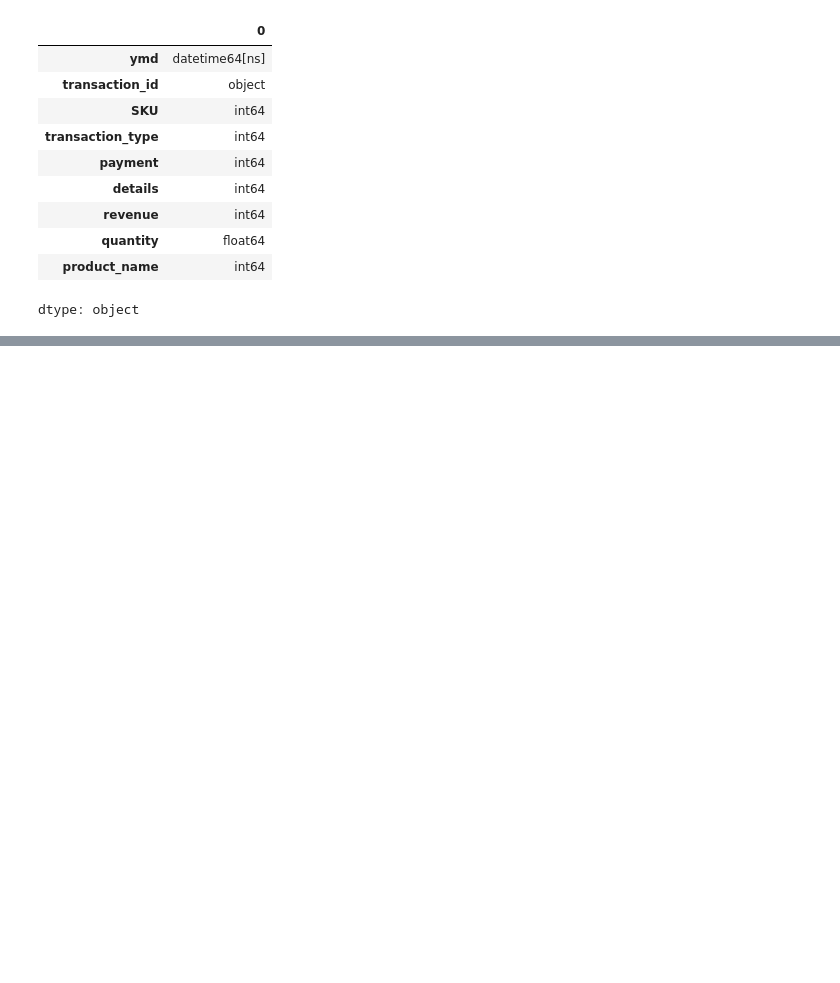
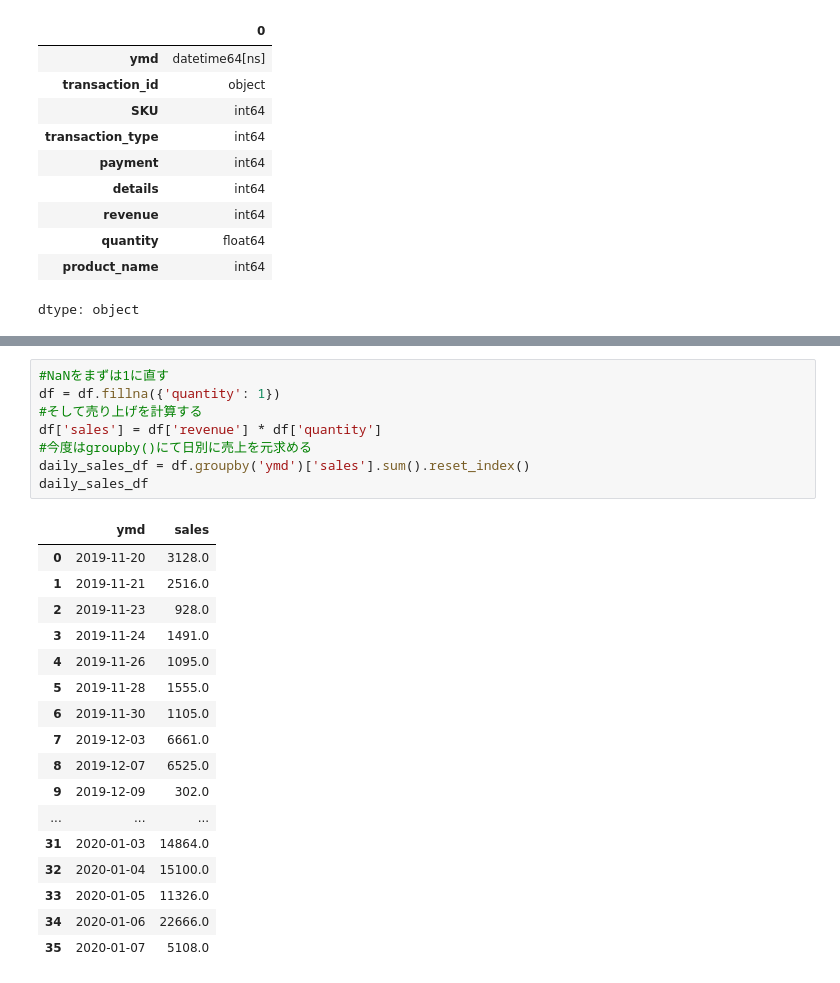
Before and after one commit to RYOTA2528/-Start-3-3, a Jupyter notebook: [DAY7]Matplotlib_Practice.ipynb, the cells around one changed output, grey strips where cells are left out. Drawn from its saved outputs; the diff is of its cells as text; blank space fills up the shorter version.

```diff
--- a/[DAY7]Matplotlib_Practice.ipynb
+++ b/[DAY7]Matplotlib_Practice.ipynb
@@ -78,0 +139,26 @@ dtype: object
+# %%
+#NaNをまずは1に直す
+df = df.fillna({'quantity': 1})
+#そして売り上げを計算する
+df['sales'] = df['revenue'] * df['quantity']
+#今度はgroupby()にて日別に売上を元求める
+daily_sales_df = df.groupby('ymd')['sales'].sum().reset_index()
+daily_sales_df
+# %% [output]
+|  | ymd | sales |
+| 0 | 2019-11-20 | 3128.0 |
+| 1 | 2019-11-21 | 2516.0 |
+| 2 | 2019-11-23 | 928.0 |
+| 3 | 2019-11-24 | 1491.0 |
+| 4 | 2019-11-26 | 1095.0 |
+| 5 | 2019-11-28 | 1555.0 |
+| 6 | 2019-11-30 | 1105.0 |
+| 7 | 2019-12-03 | 6661.0 |
+| 8 | 2019-12-07 | 6525.0 |
+| 9 | 2019-12-09 | 302.0 |
+| ... | ... | ... |
+| 31 | 2020-01-03 | 14864.0 |
+| 32 | 2020-01-04 | 15100.0 |
+| 33 | 2020-01-05 | 11326.0 |
+| 34 | 2020-01-06 | 22666.0 |
+| 35 | 2020-01-07 | 5108.0 |
```
Also changed, not shown: parts of 5 cells of this notebook.
